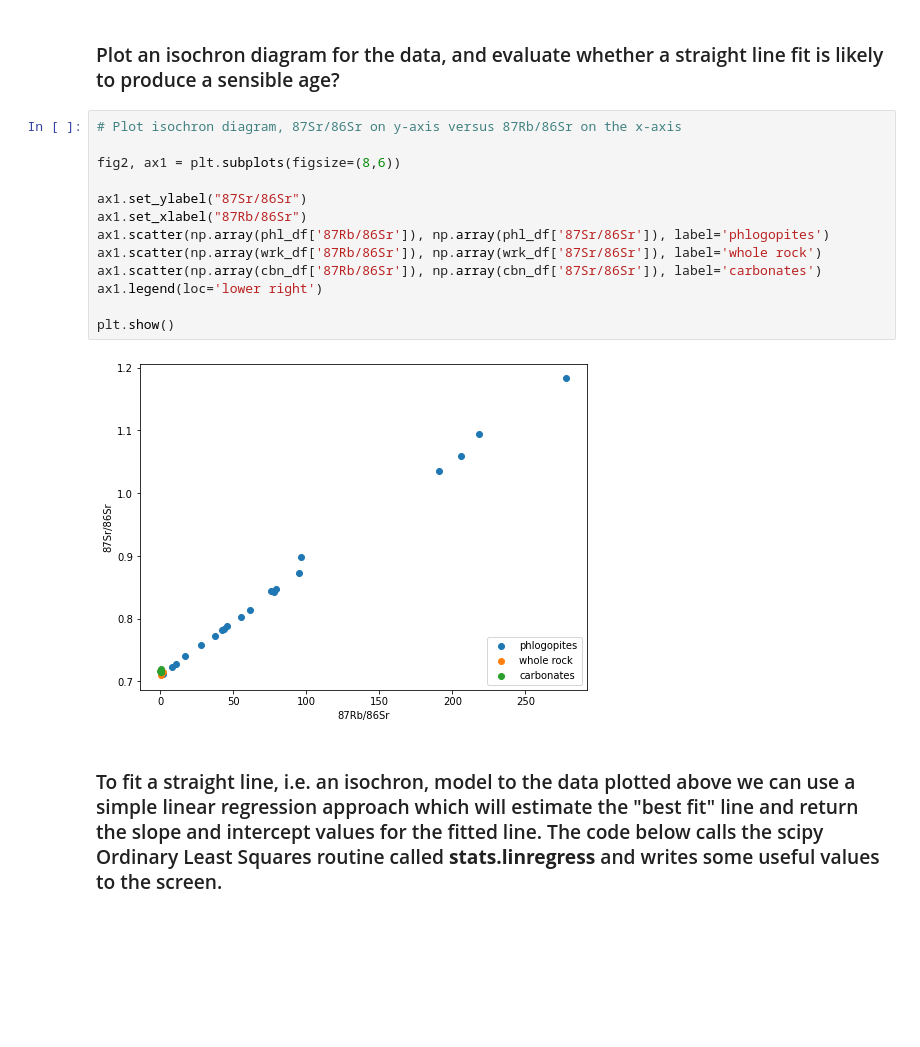
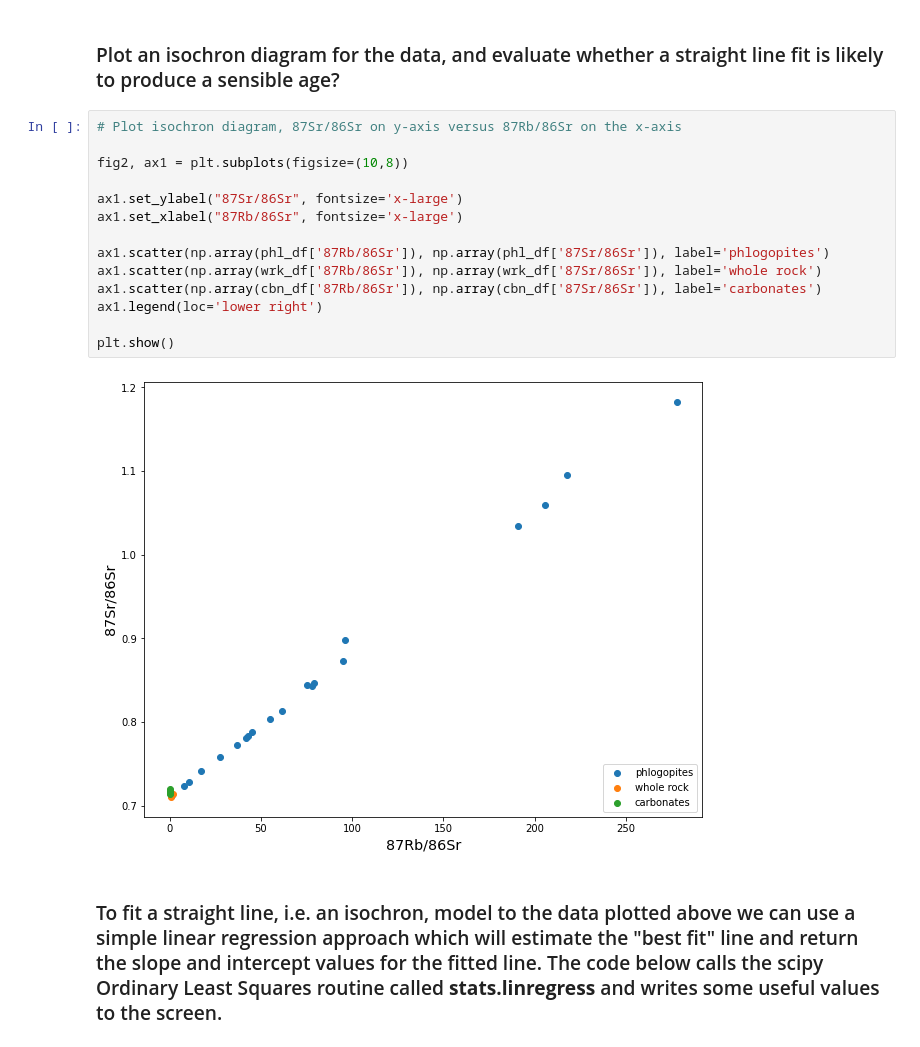
Before and after one commit to skerryvore/regression_analysis_101, a Jupyter notebook: notebooks/makgenyene_isochron.ipynb, the cells around one changed output. Saved outputs shown, nothing was run; the diff lists cells and outputs as text; blank space fills up the shorter version.

```diff
--- a/notebooks/makgenyene_isochron.ipynb
+++ b/notebooks/makgenyene_isochron.ipynb
@@ -90,18 +95,19 @@ plt.show(fig1)
 # %%
 # Plot isochron diagram, 87Sr/86Sr on y-axis versus 87Rb/86Sr on the x-axis
 
-fig2, ax1 = plt.subplots(figsize=(8,6))
+fig2, ax1 = plt.subplots(figsize=(10,8))
 
-ax1.set_ylabel("87Sr/86Sr")
-ax1.set_xlabel("87Rb/86Sr")
+ax1.set_ylabel("87Sr/86Sr", fontsize='x-large')
+ax1.set_xlabel("87Rb/86Sr", fontsize='x-large')
+
 ax1.scatter(np.array(phl_df['87Rb/86Sr']), np.array(phl_df['87Sr/86Sr']), label='phlogopites')
 ax1.scatter(np.array(wrk_df['87Rb/86Sr']), np.array(wrk_df['87Sr/86Sr']), label='whole rock')
 ax1.scatter(np.array(cbn_df['87Rb/86Sr']), np.array(cbn_df['87Sr/86Sr']), label='carbonates')
 ax1.legend(loc='lower right')
 
 plt.show()
 # %% [output]
-[figure, old version]
+[figure, new version]
 # %% [markdown]
 ### To fit a straight line, i.e. an isochron, model to the data plotted above we can use a simple linear regression approach which will estimate the "best fit" line and return the slope and intercept values for the fitted line. The code below calls the scipy Ordinary Least Squares routine called <b>stats.linregress</b> and writes some useful values to the screen.
 # %%
```
Also changed, not shown: parts of 11 cells of this notebook.
